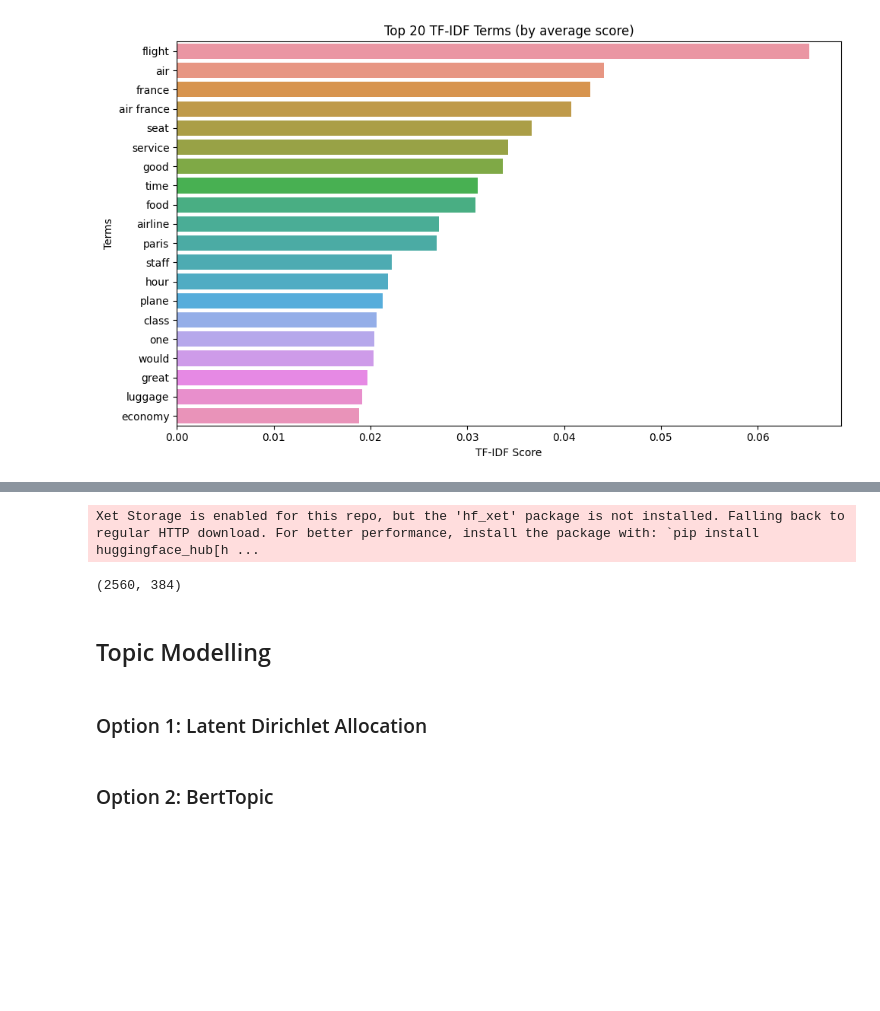
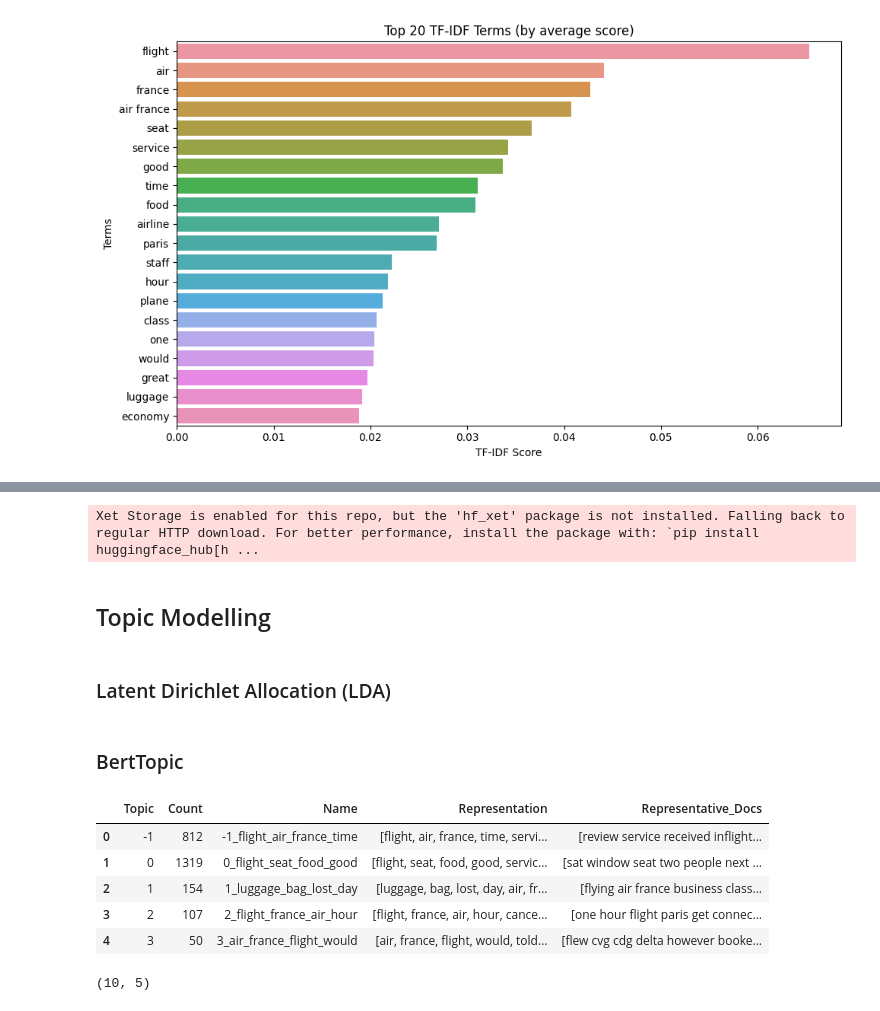
Before and after one commit to gulomovazukhrakhon/nlp-project, a Jupyter notebook: project-data-analysis.ipynb, the cells around one changed output, grey strips where cells are left out. Saved outputs shown, nothing was run; the diff lists cells and outputs as text; code cells hidden in the pictures; blank space fills up the shorter version.

```diff
--- a/project-data-analysis.ipynb
+++ b/project-data-analysis.ipynb
@@ -227,7 +235,5 @@ plt.show()
 # %%
-model = SentenceTransformer('all-MiniLM-L6-v2')
-embeddings = model.encode(documents)
-embeddings.shape
+sentence_model = SentenceTransformer('all-MiniLM-L6-v2')
+embeddings = sentence_model.encode(documents)
 # %% [output]
 Xet Storage is enabled for this repo, but the 'hf_xet' package is not installed. Falling back to regular HTTP download. For better performance, install the package with: `pip install huggingface_hub[h ...
-(2560, 384)
@@ -245,6 +240,24 @@ Xet Storage is enabled for this repo, but the 'hf_xet' package is not installed.
 # %% [markdown]
 ## Topic Modelling
 # %% [markdown]
-### Option 1: Latent Dirichlet Allocation
+### Latent Dirichlet Allocation (LDA)
 # %% [markdown]
-### Option 2: BertTopic
+### BertTopic
+# %%
+# Sentence Model
+bertopic_model = BERTopic()
+topics, probs = bertopic_model.fit_transform(documents, embeddings)
+# %%
+freq_bert = bertopic_model.get_topic_info()
+freq_bert.head()
+# %% [output]
+|  | Topic | Count | Name | Representation | Representative_Docs |
+| 0 | -1 | 812 | -1_flight_air_france_time | [flight, air, france, time, servi... | [review service received inflight... |
+| 1 | 0 | 1319 | 0_flight_seat_food_good | [flight, seat, food, good, servic... | [sat window seat two people next ... |
+| 2 | 1 | 154 | 1_luggage_bag_lost_day | [luggage, bag, lost, day, air, fr... | [flying air france business class... |
+| 3 | 2 | 107 | 2_flight_france_air_hour | [flight, france, air, hour, cance... | [one hour flight paris get connec... |
+| 4 | 3 | 50 | 3_air_france_flight_would | [air, france, flight, would, told... | [flew cvg cdg delta however booke... |
+# %%
+freq_bert.shape
+# %% [output]
+(10, 5)
```
Also changed, not shown: parts of 16 cells of this notebook.
